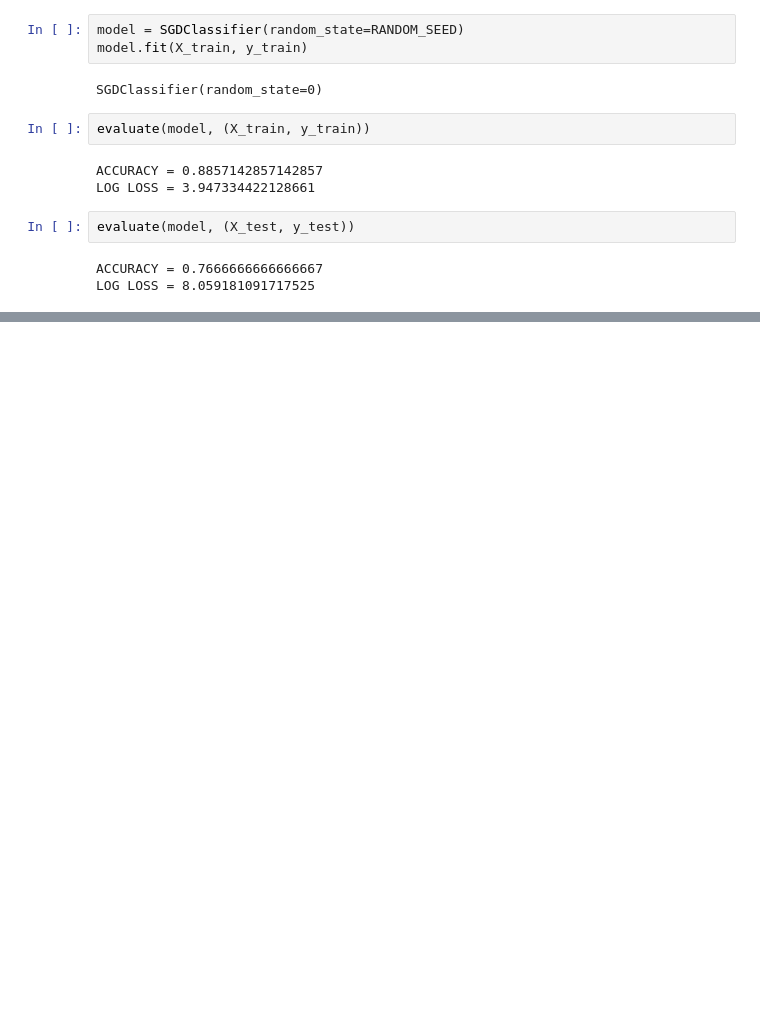
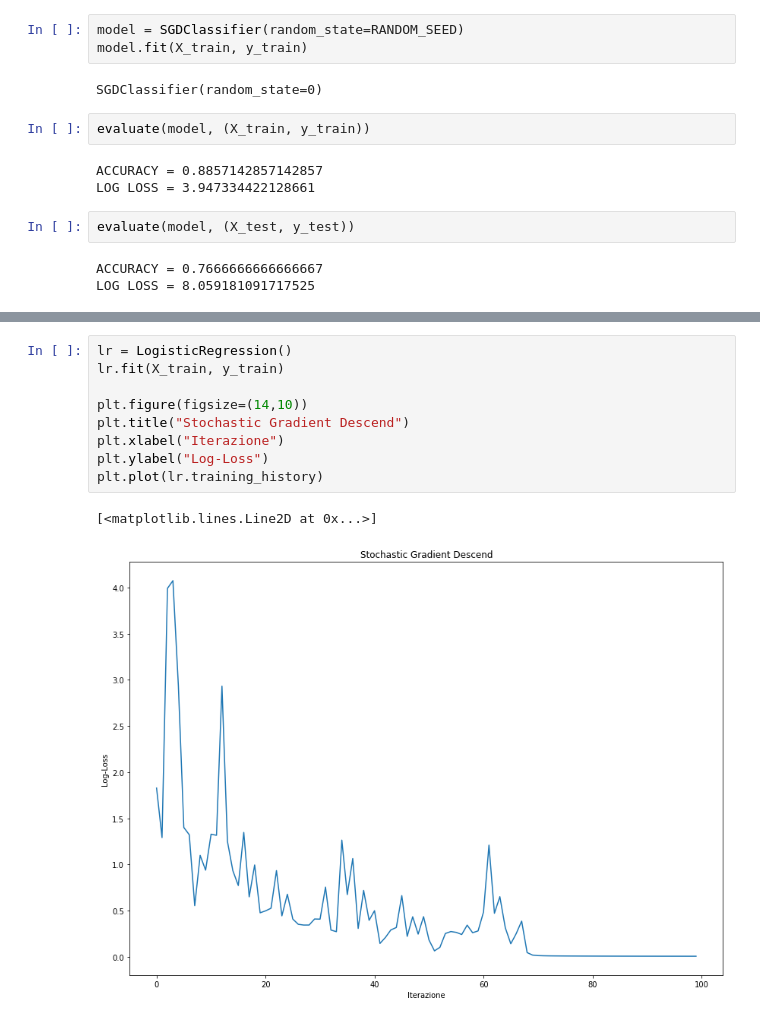
Before and after one commit to ProfAI/machine-learning-modelli-e-algoritmi, a Jupyter notebook: 1 - L'algoritmo Gradient Descent/gradient_descent.ipynb, the cells around one changed output, grey strips where cells are left out. Drawn from its saved outputs; the diff is of its cells as text; blank space fills up the shorter version.

```diff
--- a/1 - L'algoritmo Gradient Descent/gradient_descent.ipynb
+++ b/1 - L'algoritmo Gradient Descent/gradient_descent.ipynb
@@ -99,0 +202,12 @@ LOG LOSS = 8.059181091717525
+# %%
+lr = LogisticRegression()
+lr.fit(X_train, y_train)
+
+plt.figure(figsize=(14,10))
+plt.title("Stochastic Gradient Descend")
+plt.xlabel("Iterazione")
+plt.ylabel("Log-Loss")
+plt.plot(lr.training_history)
+# %% [output]
+[<matplotlib.lines.Line2D at 0x...>]
+[figure, added]
```
Also changed, not shown: parts of 6 cells of this notebook.
